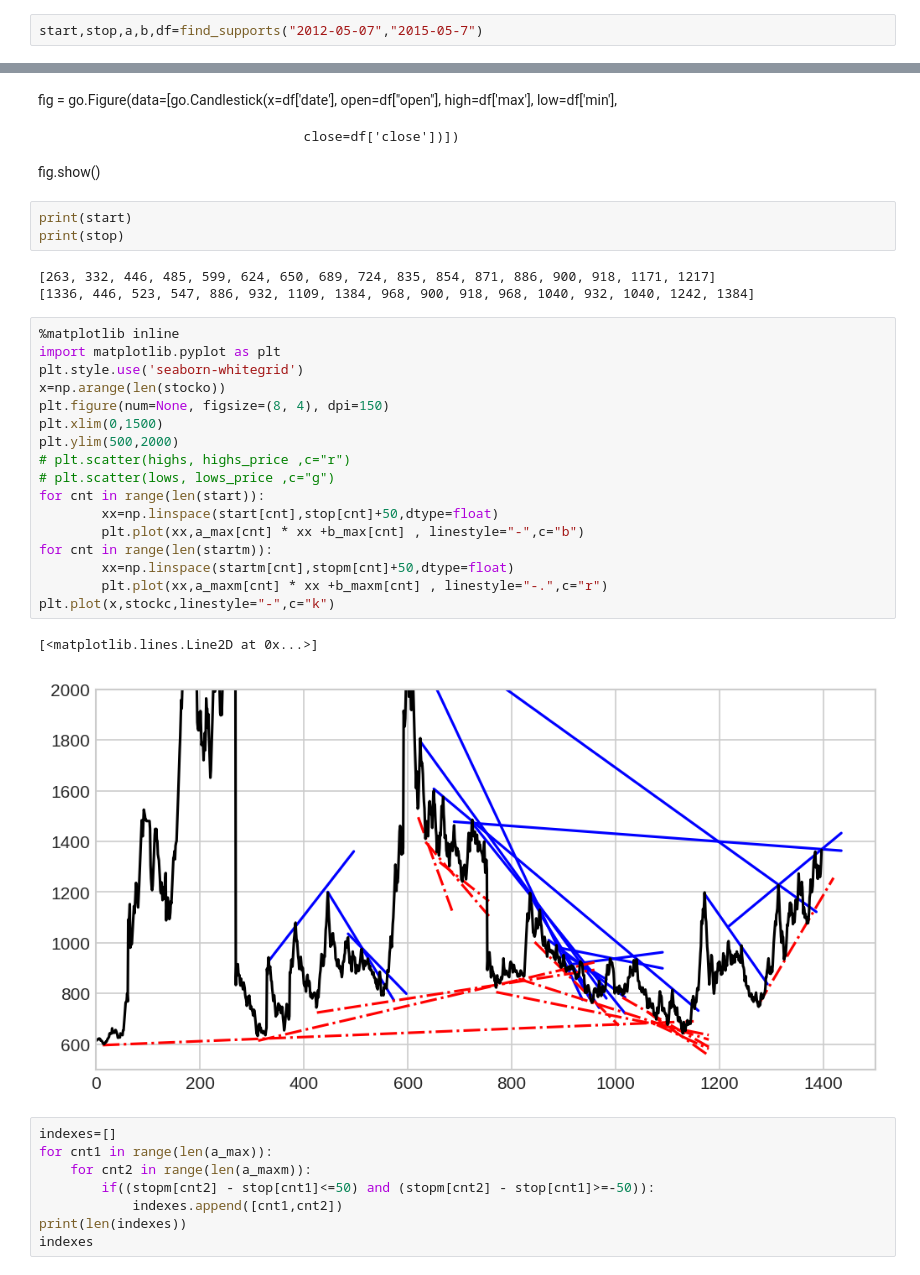
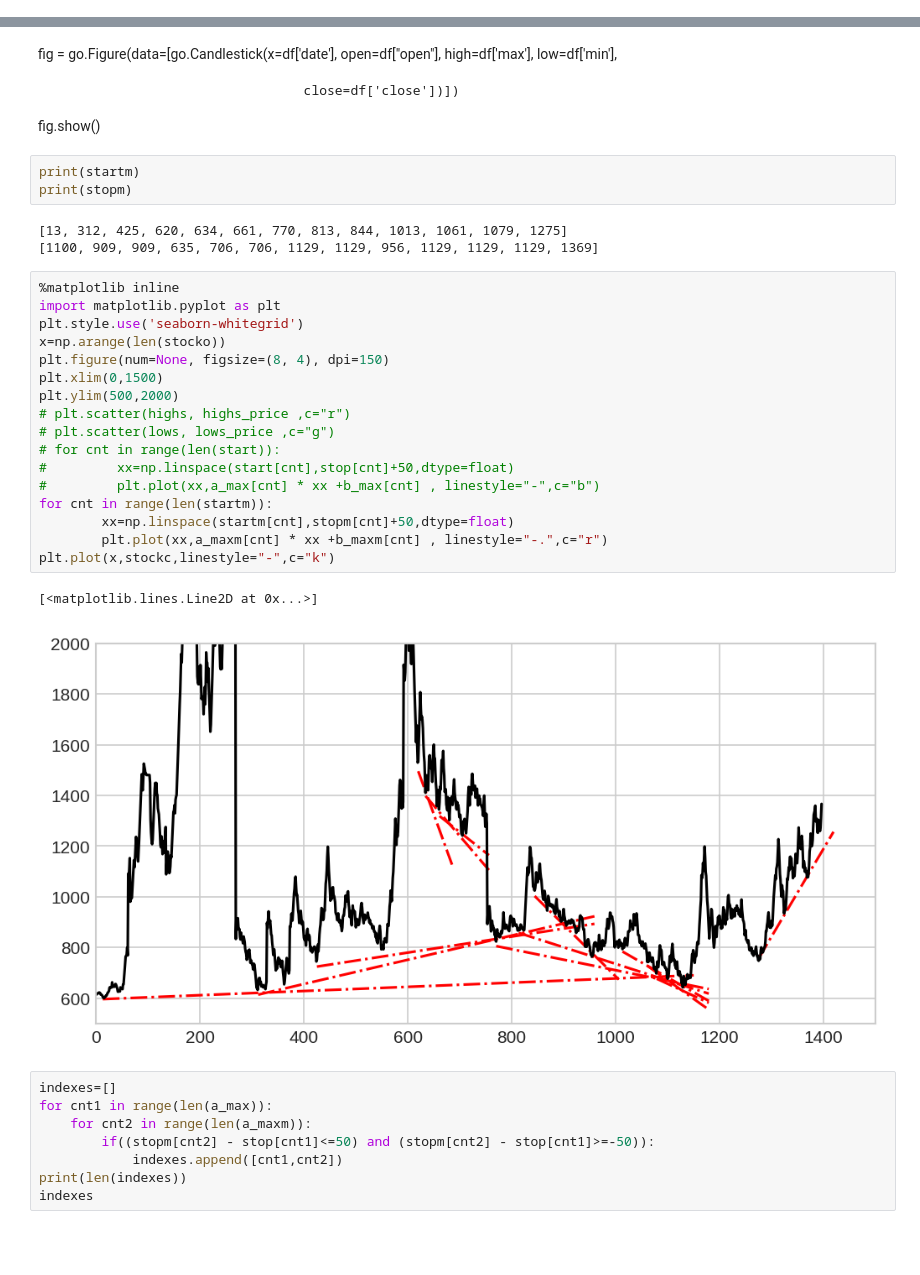
Before and after one commit to miladmirzazadeh/Parooo, a Jupyter notebook: Milads Notebook.ipynb, the cells around one changed output, grey strips where cells are left out. Drawn from its saved outputs; the diff is of its cells as text; blank space fills up the shorter version.

```diff
--- a/Milads Notebook.ipynb
+++ b/Milads Notebook.ipynb
@@ -114,2 +22,0 @@ def find_supports(firstdate,lastdate,stockname="خساپا",minimum_touch=3):
-# %%
-start,stop,a,b,df=find_supports("2012-05-07","2015-05-7")
@@ -436,31 +343,31 @@ fig = go.Figure(data=[go.Candlestick(x=df['date'],
                                     close=df['close'])])
 fig.show()
 # %%
-print(start)
-print(stop)
+print(startm)
+print(stopm)
 # %% [output]
-[263, 332, 446, 485, 599, 624, 650, 689, 724, 835, 854, 871, 886, 900, 918, 1171, 1217]
-[1336, 446, 523, 547, 886, 932, 1109, 1384, 968, 900, 918, 968, 1040, 932, 1040, 1242, 1384]
+[13, 312, 425, 620, 634, 661, 770, 813, 844, 1013, 1061, 1079, 1275]
+[1100, 909, 909, 635, 706, 706, 1129, 1129, 956, 1129, 1129, 1129, 1369]
 # %%
 %matplotlib inline
 import matplotlib.pyplot as plt
 plt.style.use('seaborn-whitegrid')
 x=np.arange(len(stocko))
 plt.figure(num=None, figsize=(8, 4), dpi=150)
 plt.xlim(0,1500)
 plt.ylim(500,2000)
 # plt.scatter(highs, highs_price ,c="r")
 # plt.scatter(lows, lows_price ,c="g")
-for cnt in range(len(start)):
-        xx=np.linspace(start[cnt],stop[cnt]+50,dtype=float)
-        plt.plot(xx,a_max[cnt] * xx +b_max[cnt] , linestyle="-",c="b")
+# for cnt in range(len(start)):
+#         xx=np.linspace(start[cnt],stop[cnt]+50,dtype=float)
+#         plt.plot(xx,a_max[cnt] * xx +b_max[cnt] , linestyle="-",c="b")
 for cnt in range(len(startm)):
         xx=np.linspace(startm[cnt],stopm[cnt]+50,dtype=float)
         plt.plot(xx,a_maxm[cnt] * xx +b_maxm[cnt] , linestyle="-.",c="r")
 plt.plot(x,stockc,linestyle="-",c="k")
 # %% [output]
 [<matplotlib.lines.Line2D at 0x...>]
-[figure, old version]
+[figure, new version]
 # %%
 indexes=[]
 for cnt1 in range(len(a_max)):
```
Also changed, not shown: parts of 18 cells of this notebook, 8 other files.
